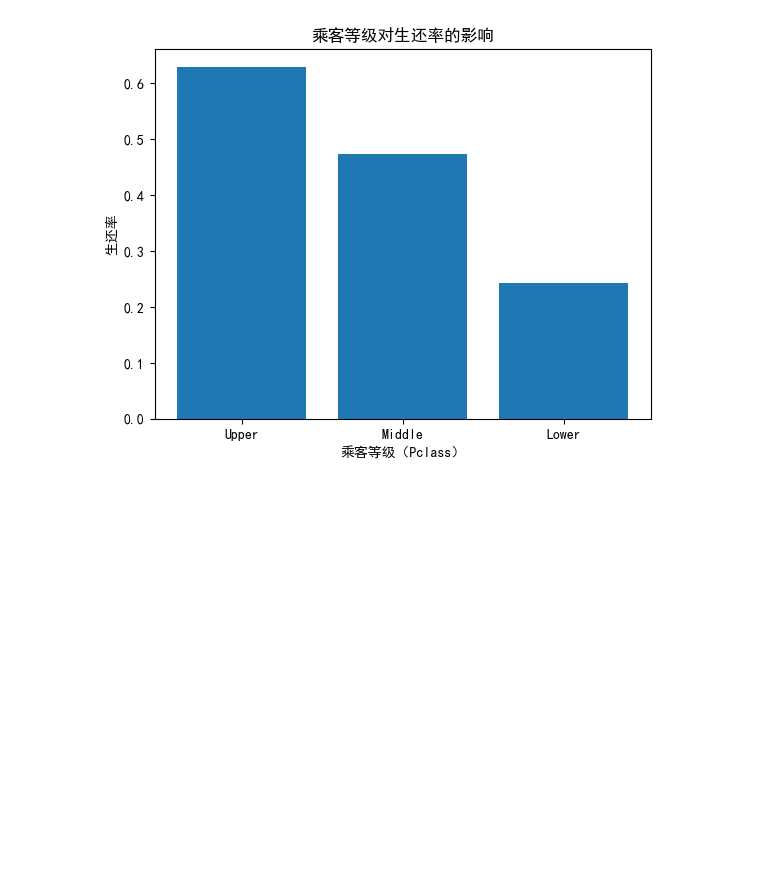
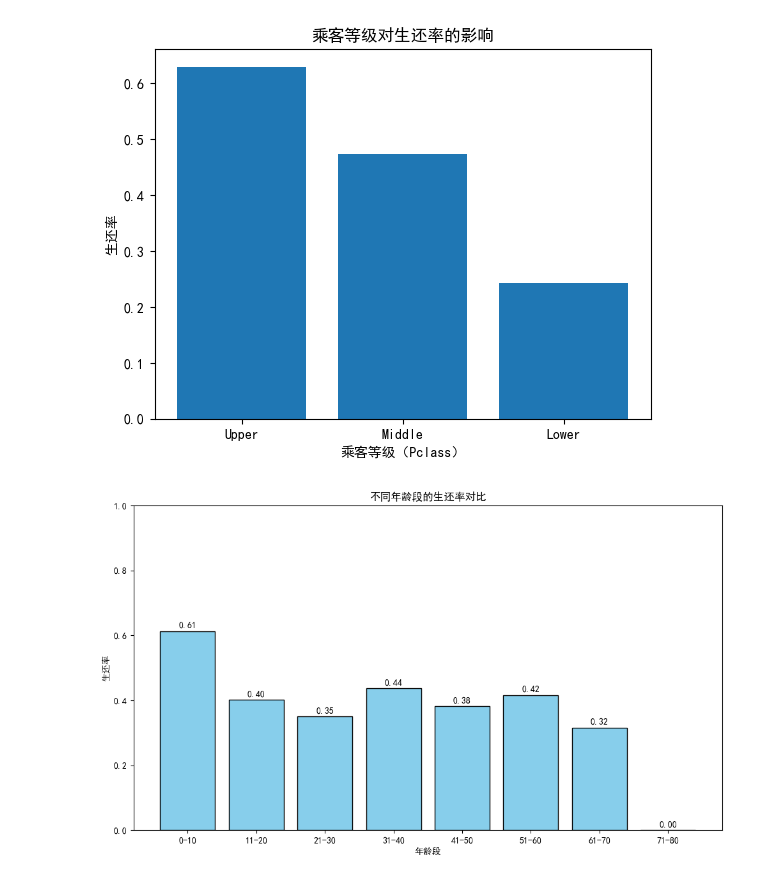
Before and after one commit to shayu280274/shayu, a Jupyter notebook: day4/task3.ipynb, the cells around one changed output. Drawn from its saved outputs; the diff is of its cells as text; code cells hidden in the pictures; blank space fills up the shorter version.

```diff
--- a/day4/task3.ipynb
+++ b/day4/task3.ipynb
@@ -26,3 +26,29 @@ plt.xticks([1, 2, 3], ['Upper', 'Middle', 'Lower'])  # 替换 x 轴刻度为对
 plt.show()
 # %% [output]
 [figure]
+# %%
+# 创建年龄分组
+bins = [0, 10, 20, 30, 40, 50, 60, 70, 80]
+labels = ['0-10', '11-20', '21-30', '31-40', '41-50', '51-60', '61-70', '71-80']
+data['AgeGroup'] = pd.cut(data['Age'], bins=bins, labels=labels, right=False)
+
+# 关键修改：添加 observed=True，按实际存在的 AgeGroup 类别分组计算
+survival_by_age = data.groupby('AgeGroup', observed=True)['Survived'].mean().reset_index()
+
+# 绘制直方图等后续代码...
+plt.figure(figsize=(10, 6))
+plt.bar(survival_by_age['AgeGroup'], survival_by_age['Survived'],
+        color='skyblue', edgecolor='black')
+
+for i, v in enumerate(survival_by_age['Survived']):
+    plt.text(i, v + 0.01, f'{v:.2f}', ha='center', fontsize=10)
+
+plt.title('不同年龄段的生还率对比')
+plt.xlabel('年龄段')
+plt.ylabel('生还率')
+plt.ylim(0, 1)
+
+plt.tight_layout()
+plt.show()
+# %% [output]
+[figure, added]
```
